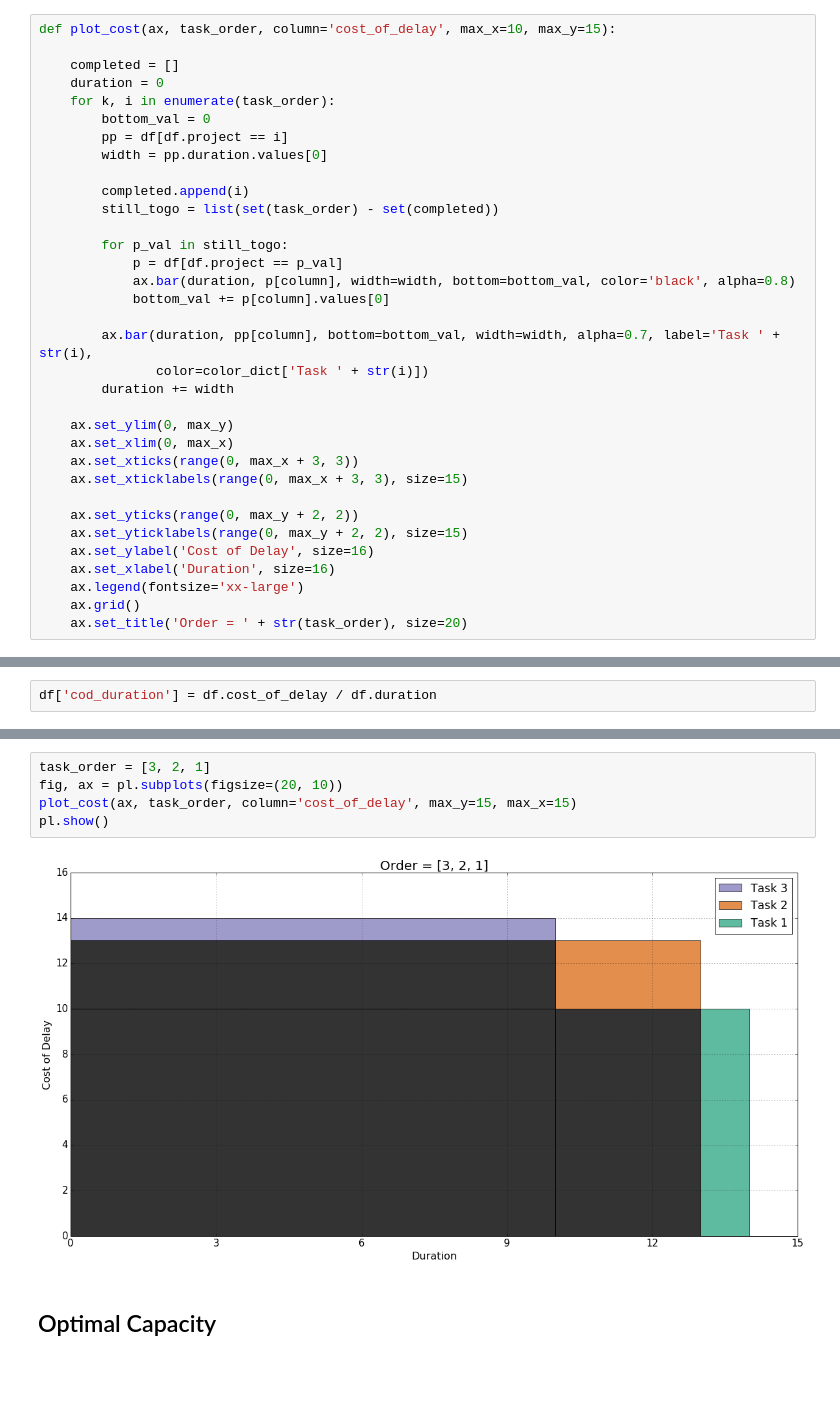
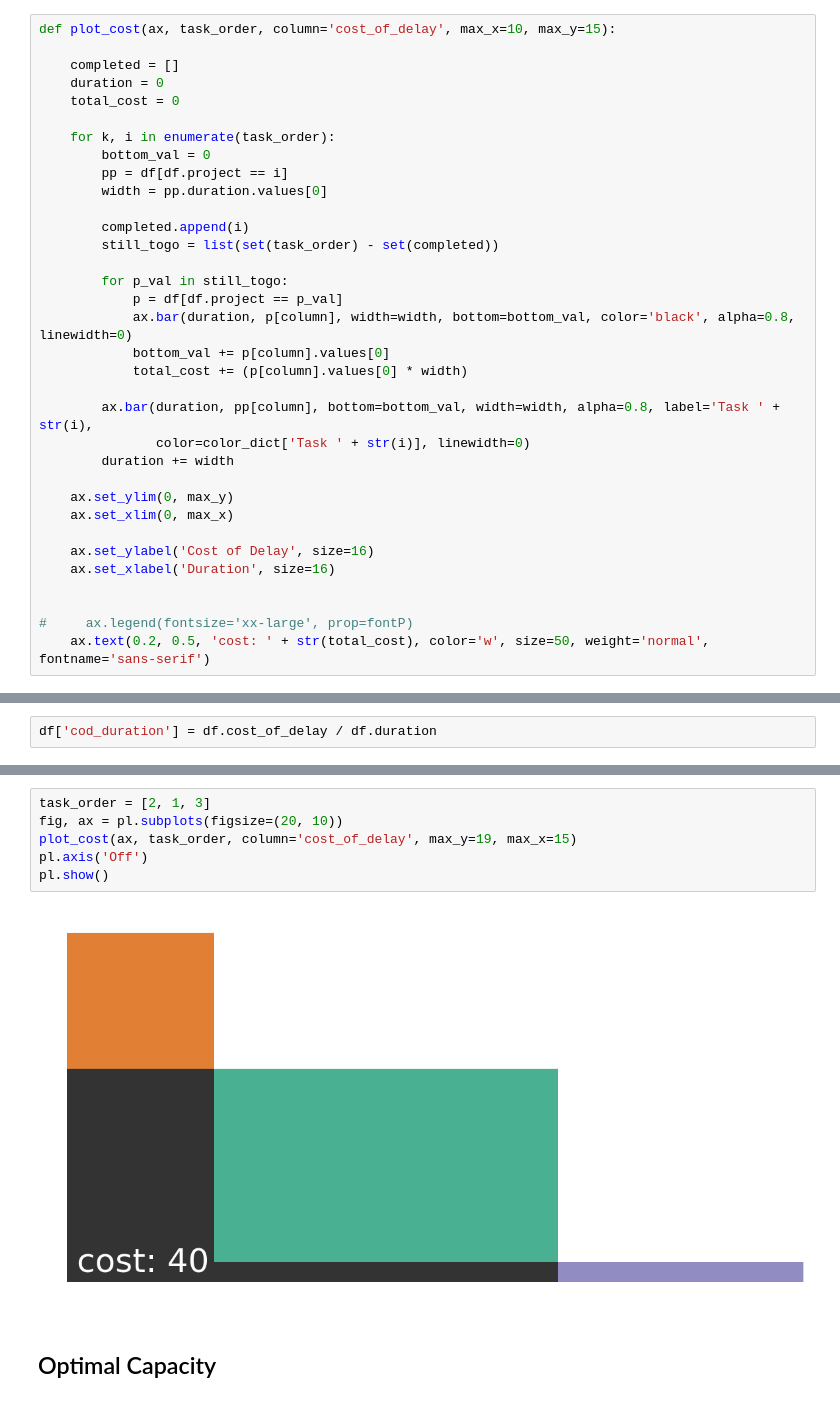
Before and after one commit to lonelypeanut/dataviz, a Jupyter notebook: tom_talk/Tom workflow talk.ipynb, the cells around one changed output, grey strips where cells are left out. Saved outputs shown, nothing was run; the diff lists cells and outputs as text; blank space fills up the shorter version.

Commit message:
jazz up plots

```diff
--- a/tom_talk/Tom workflow talk.ipynb
+++ b/tom_talk/Tom workflow talk.ipynb
@@ -26,6 +30,8 @@ def plot_cost(ax, task_order, column='cost_of_delay', max_x=10, max_y=15):
 
     completed = []
     duration = 0
+    total_cost = 0
+
     for k, i in enumerate(task_order):
         bottom_val = 0
         pp = df[df.project == i]
@@ -36,25 +42,23 @@ def plot_cost(ax, task_order, column='cost_of_delay', max_x=10, max_y=15):
 
         for p_val in still_togo:
             p = df[df.project == p_val]
-            ax.bar(duration, p[column], width=width, bottom=bottom_val, color='black', alpha=0.8)
+            ax.bar(duration, p[column], width=width, bottom=bottom_val, color='black', alpha=0.8, linewidth=0)
             bottom_val += p[column].values[0]
+            total_cost += (p[column].values[0] * width)
 
-        ax.bar(duration, pp[column], bottom=bottom_val, width=width, alpha=0.7, label='Task ' + str(i),
-               color=color_dict['Task ' + str(i)])
+        ax.bar(duration, pp[column], bottom=bottom_val, width=width, alpha=0.8, label='Task ' + str(i),
+               color=color_dict['Task ' + str(i)], linewidth=0)
         duration += width
 
     ax.set_ylim(0, max_y)
     ax.set_xlim(0, max_x)
-    ax.set_xticks(range(0, max_x + 3, 3))
-    ax.set_xticklabels(range(0, max_x + 3, 3), size=15)
 
-    ax.set_yticks(range(0, max_y + 2, 2))
-    ax.set_yticklabels(range(0, max_y + 2, 2), size=15)
     ax.set_ylabel('Cost of Delay', size=16)
     ax.set_xlabel('Duration', size=16)
-    ax.legend(fontsize='xx-large')
-    ax.grid()
-    ax.set_title('Order = ' + str(task_order), size=20)
+
+
+#     ax.legend(fontsize='xx-large', prop=fontP)
+    ax.text(0.2, 0.5, 'cost: ' + str(total_cost), color='w', size=50, weight='normal', fontname='sans-serif')
 # %%
 task_order = [1, 2, 3]
 fig, ax = pl.subplots(figsize=(20, 10))
@@ -119,10 +128,11 @@ pl.show()
 # %%
-task_order = [3, 2, 1]
+task_order = [2, 1, 3]
 fig, ax = pl.subplots(figsize=(20, 10))
-plot_cost(ax, task_order, column='cost_of_delay', max_y=15, max_x=15)
+plot_cost(ax, task_order, column='cost_of_delay', max_y=19, max_x=15)
+pl.axis('Off')
 pl.show()
 # %% [output]
-[figure, old version]
+[figure, new version]
 # %% [markdown]
 ## Optimal Capacity
 # %% [markdown]
```
Also changed, not shown: parts of 16 cells of this notebook.
